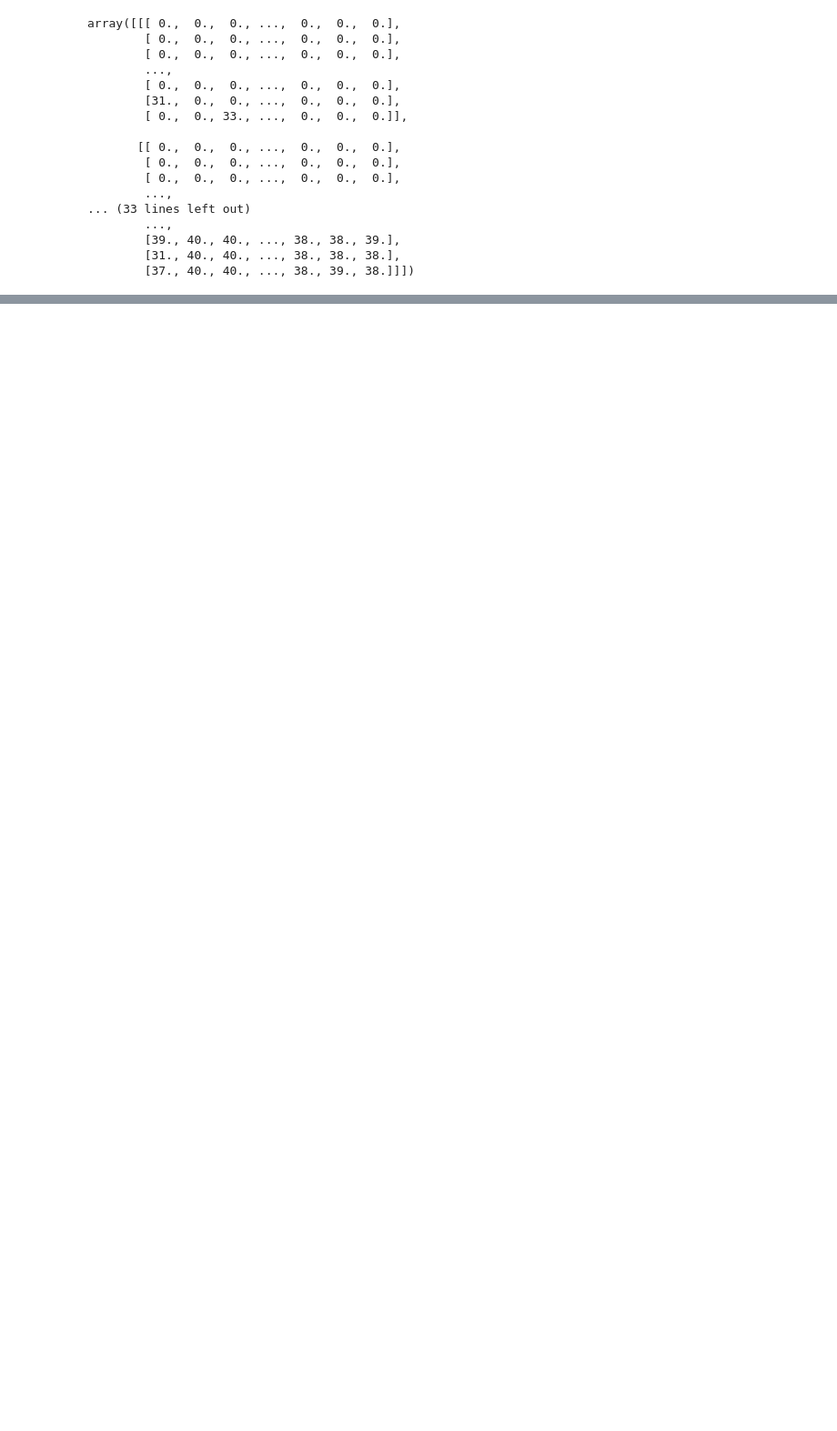
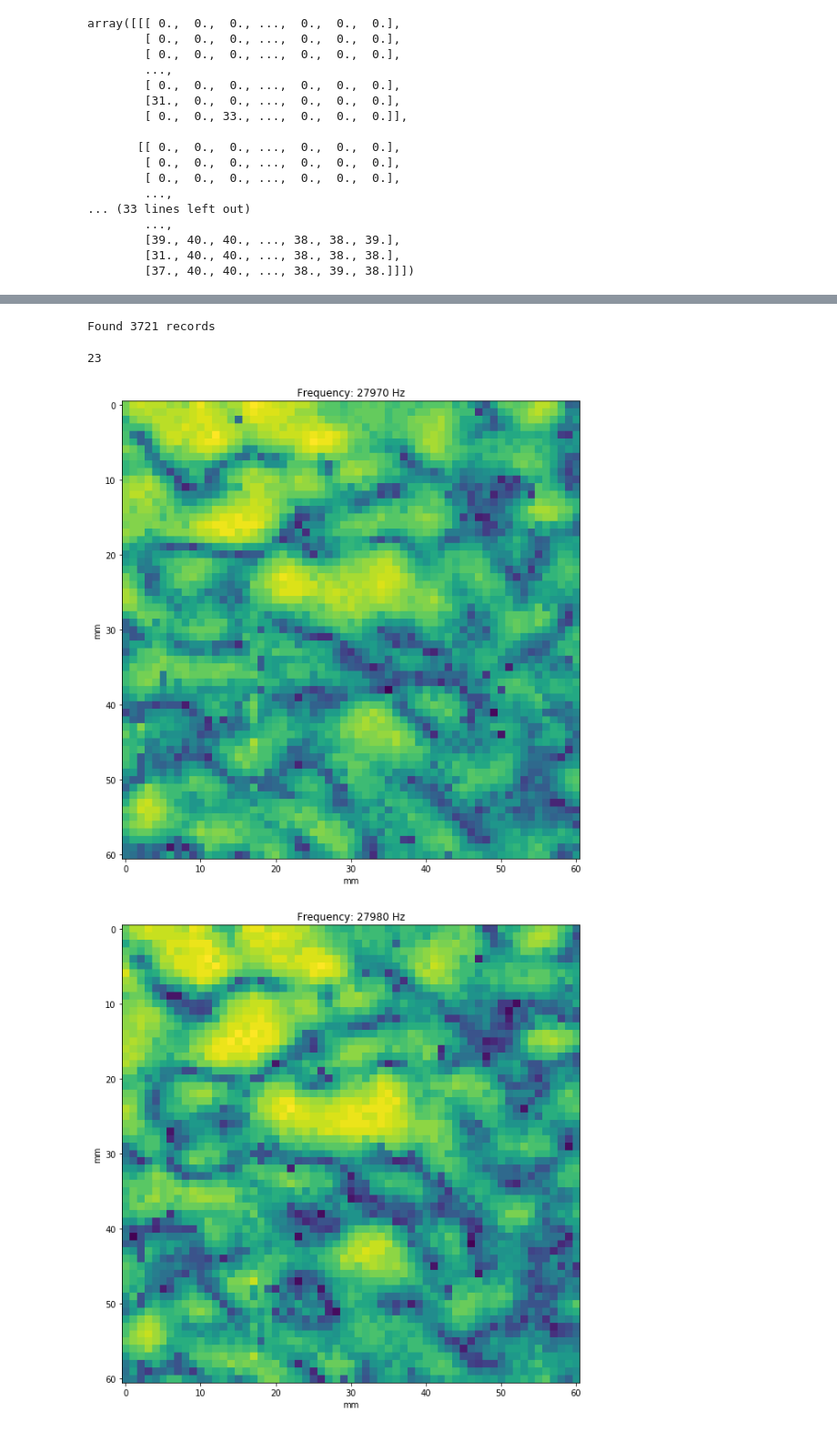
Before and after one commit to wfus/scanning-microphone, a Jupyter notebook: processing/PointScanProcessing.ipynb, the cells around one changed output, grey strips where cells are left out. Shown at 91% size. Cells and saved outputs as stored; diff of their text form; code cells hidden in the pictures; blank space fills up the shorter version.

```diff
--- a/processing/PointScanProcessing.ipynb
+++ b/processing/PointScanProcessing.ipynb
@@ -147,0 +218,38 @@ array([[[ 0.,  0.,  0., ...,  0.,  0.,  0.],
+# %%
+data = get_data('../data/1551485061')
+# %% [output]
+Found 3721 records
+# %%
+WIDTH, HEIGHT = 61, 61
+num_freqs = data[2][-1].shape[-1]
+print(num_freqs)
+image = np.zeros((num_freqs, WIDTH, HEIGHT))
+
+for index, d in enumerate(data):
+    idx, idy = int(index % WIDTH), int(index / WIDTH)
+    freq_indices, max_amps = get_maxes_and_freqs(d[-1])
+    image[freq_indices, idx, idy] = max_amps
+
+nearby_smoothing = 1  # get data from 2 nearest and farthest
+smoothed_image = np.array(image)
+for idx, freq_slice in enumerate(image):
+    start = np.clip(idx - nearby_smoothing, 0, image.shape[0] - 1)
+    end = np.clip(idx + nearby_smoothing, 0, image.shape[0] - 1)
+    smoothed_image[idx] = image[start:end].max(axis=0)
+# %% [output]
+23
+# %%
+view = [4, 6, 8, 10, 12, 14, 16, 18, 20]
+
+for idx, slce in enumerate(view):
+    # plt.figure(figsize=(8 * len(view), 8))
+    # plt.subplot(1, len(view), idx + 1)
+    plt.figure(figsize=(10, 10))
+    plt.ylabel('mm')
+    plt.xlabel('mm')
+    plt.title("Frequency: %d Hz" % int(slce * 5 + 27950))
+    plt.imshow(image[slce])
+    plt.savefig("/home/metamaterials/Documents/freqscans/sixtyscan{}.png".format(slce))
+# %% [output]
+[figure, added]
+[figure, added]
```
Also changed, not shown: parts of 11 cells of this notebook, 1 other file.
